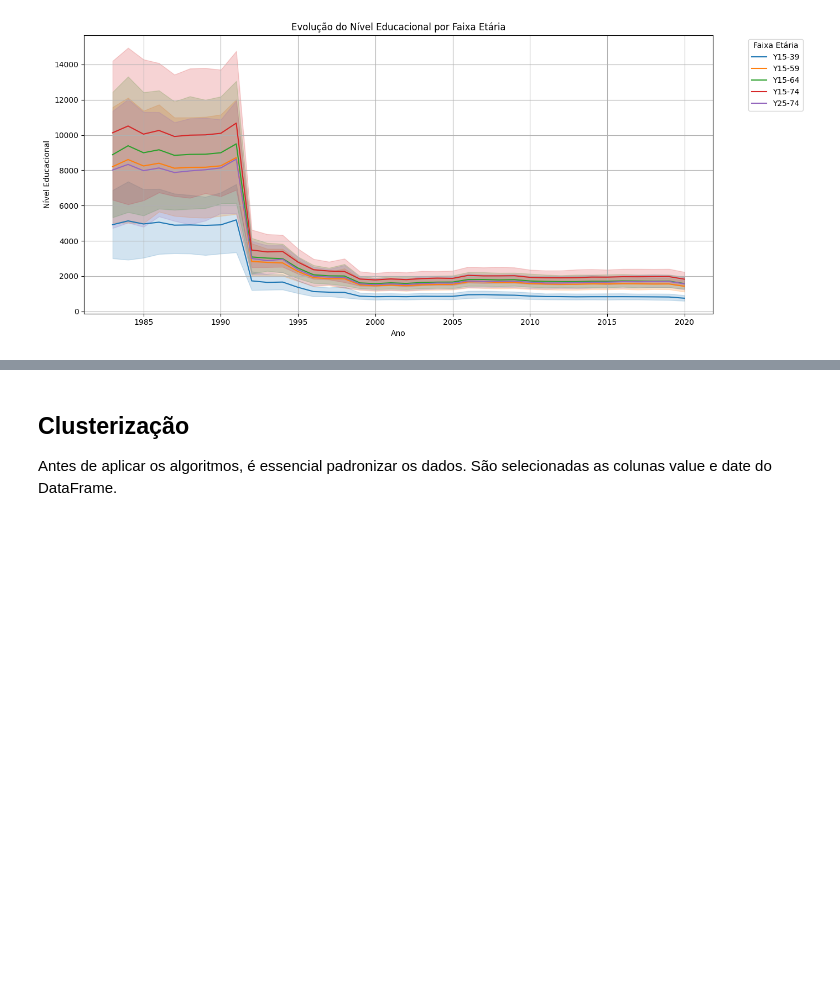
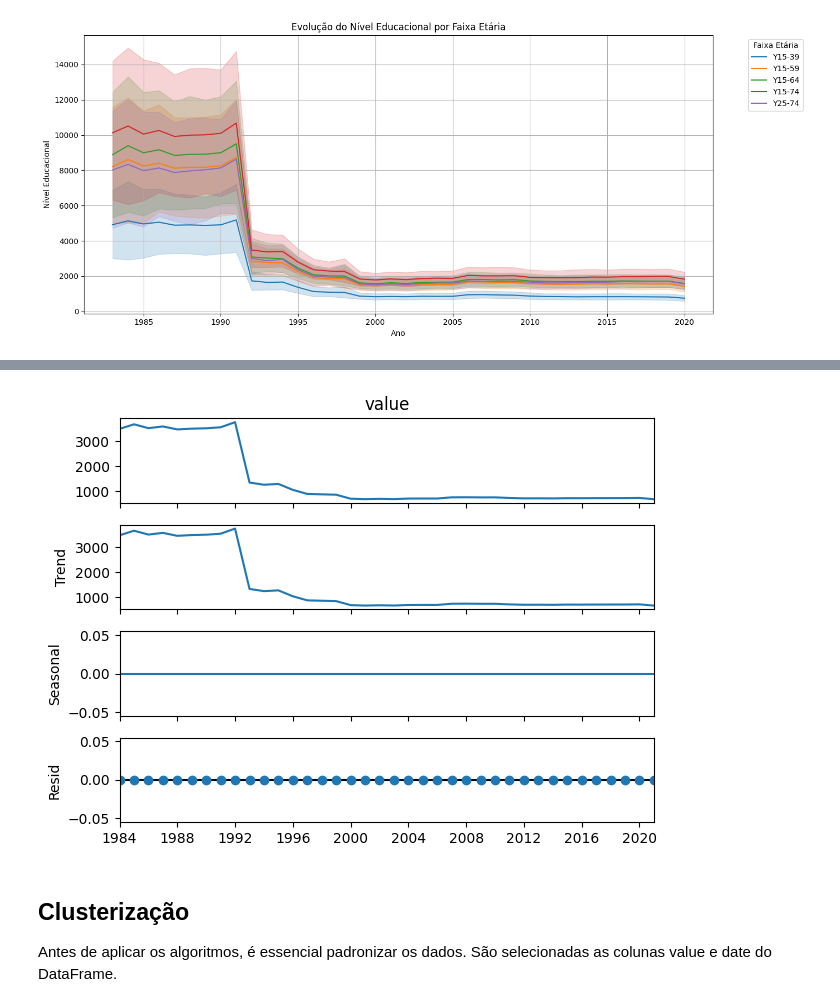
Before and after one commit to FelipeSteudel/Felipe_Steudel-CA1-ML_for_Business, a Jupyter notebook: Felipe Steudel - CA1 - Machine Learning for Business.ipynb, the cells around one changed output, grey strips where cells are left out. Saved outputs shown, nothing was run; the diff lists cells and outputs as text; code cells hidden in the pictures; blank space fills up the shorter version.

```diff
--- a/Felipe Steudel - CA1 - Machine Learning for Business.ipynb
+++ b/Felipe Steudel - CA1 - Machine Learning for Business.ipynb
@@ -383,3 +438,20 @@ plt.show()
+# %%
+# Converter 'date' para tipo datetime
+df['date'] = pd.to_datetime(df['date'], format='%Y')
+
+# Agora, agrupe por 'date' e calcule a média
+ts = df.groupby('date')['value'].mean()
+
+# Resample para dados anuais (caso necessário)
+ts_resampled = ts.resample('Y').mean()
+
+decomposition = seasonal_decompose(ts_resampled, model='additive')
+# %%
+# Plotar os resultados da decomposição
+decomposition.plot()
+plt.show()
+# %% [output]
+[figure, added]
 # %% [markdown]
 ## Clusterização
 Antes de aplicar os algoritmos, é essencial padronizar os dados. São selecionadas as colunas value e date do DataFrame.
```
Also changed, not shown: parts of 9 cells of this notebook.
